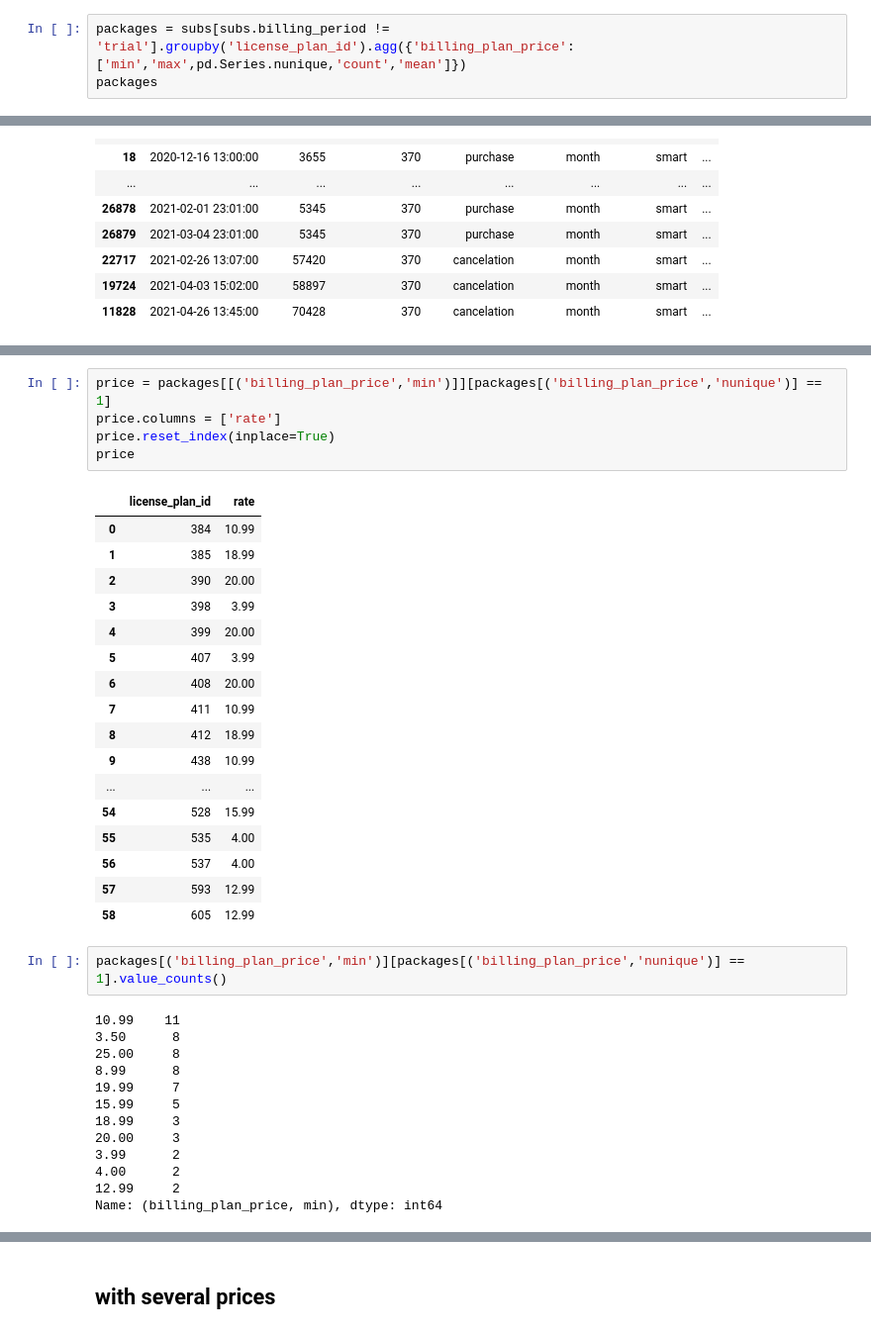
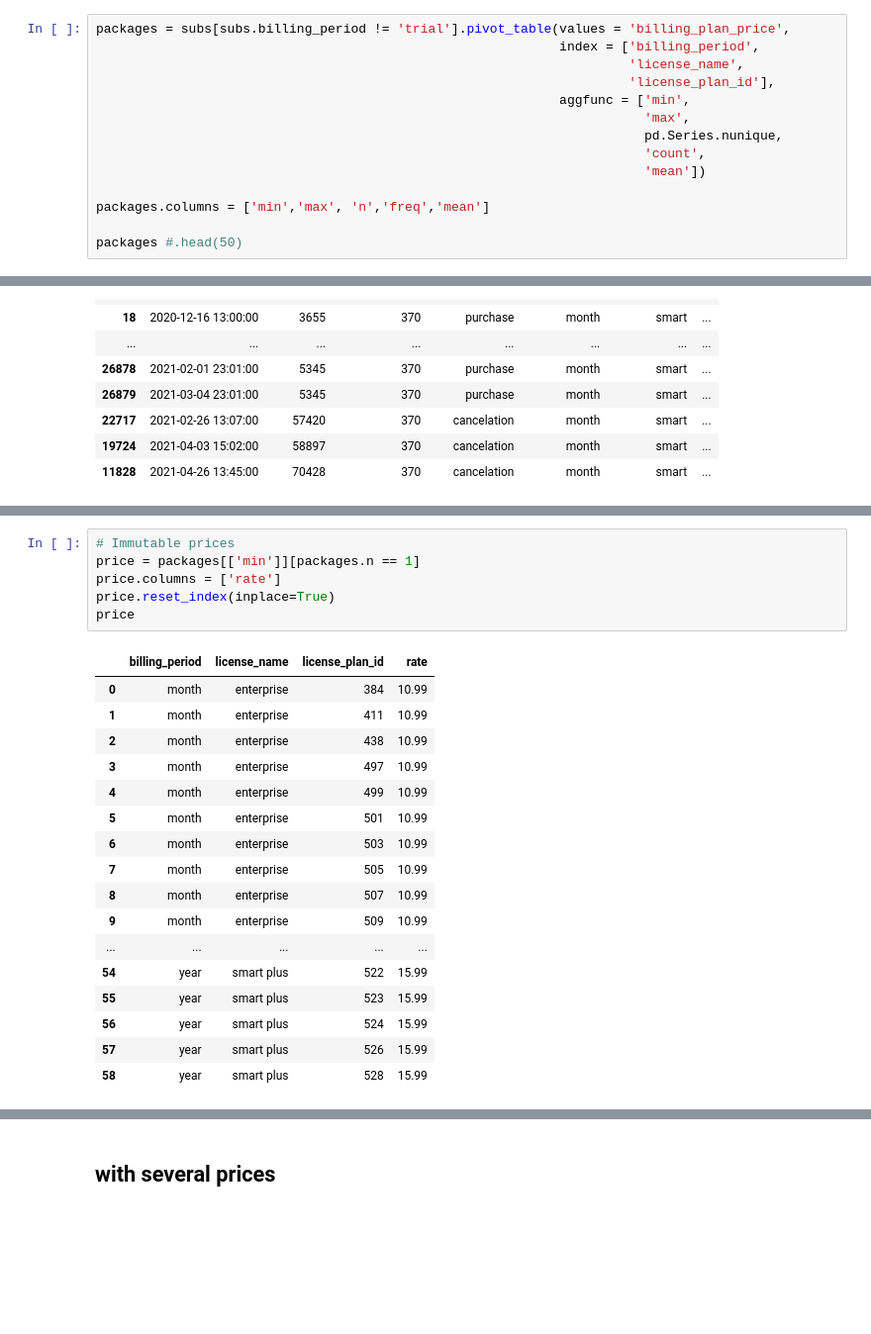
Before and after one commit to aldamepi/BI-web-subscriptions, a Jupyter notebook: testTask_data-amengual-aug22.ipynb, the cells around one changed output, grey strips where cells are left out. Shown at 99% size. Drawn from its saved outputs; the diff is of its cells as text; blank space fills up the shorter version.

```diff
--- a/testTask_data-amengual-aug22.ipynb
+++ b/testTask_data-amengual-aug22.ipynb
@@ -1884,4 +1982,15 @@ ltv
 # %%
-packages = subs[subs.billing_period != 'trial'].groupby('license_plan_id').agg({'billing_plan_price':['min','max',pd.Series.nunique,'count','mean']})
-packages
+packages = subs[subs.billing_period != 'trial'].pivot_table(values = 'billing_plan_price',
+                                                            index = ['billing_period',
+                                                                     'license_name',
+                                                                     'license_plan_id'],
+                                                            aggfunc = ['min',
+                                                                       'max',
+                                                                       pd.Series.nunique,
+                                                                       'count',
+                                                                       'mean'])
+
+packages.columns = ['min','max', 'n','freq','mean']
+
+packages #.head(50)
 # %% [output]
@@ -1971,38 +2077,24 @@ packages[packages[('billing_plan_price','nunique')] == 1]
 # %%
-price = packages[[('billing_plan_price','min')]][packages[('billing_plan_price','nunique')] == 1]
+# Immutable prices
+price = packages[['min']][packages.n == 1]
 price.columns = ['rate']
 price.reset_index(inplace=True)
 price
 # %% [output]
-|  | license_plan_id | rate |
-| 0 | 384 | 10.99 |
-| 1 | 385 | 18.99 |
-| 2 | 390 | 20.00 |
-| 3 | 398 | 3.99 |
-| 4 | 399 | 20.00 |
-| 5 | 407 | 3.99 |
-| 6 | 408 | 20.00 |
-| 7 | 411 | 10.99 |
-| 8 | 412 | 18.99 |
-| 9 | 438 | 10.99 |
-| ... | ... | ... |
-| 54 | 528 | 15.99 |
-| 55 | 535 | 4.00 |
-| 56 | 537 | 4.00 |
-| 57 | 593 | 12.99 |
-| 58 | 605 | 12.99 |
+|  | billing_period | license_name | license_plan_id | rate |
+| 0 | month | enterprise | 384 | 10.99 |
+| 1 | month | enterprise | 411 | 10.99 |
+| 2 | month | enterprise | 438 | 10.99 |
+| 3 | month | enterprise | 497 | 10.99 |
+| 4 | month | enterprise | 499 | 10.99 |
+| 5 | month | enterprise | 501 | 10.99 |
+| 6 | month | enterprise | 503 | 10.99 |
+| 7 | month | enterprise | 505 | 10.99 |
+| 8 | month | enterprise | 507 | 10.99 |
+| 9 | month | enterprise | 509 | 10.99 |
+| ... | ... | ... | ... | ... |
+| 54 | year | smart plus | 522 | 15.99 |
+| 55 | year | smart plus | 523 | 15.99 |
+| 56 | year | smart plus | 524 | 15.99 |
+| 57 | year | smart plus | 526 | 15.99 |
+| 58 | year | smart plus | 528 | 15.99 |
-# %%
-packages[('billing_plan_price','min')][packages[('billing_plan_price','nunique')] == 1].value_counts()
-# %% [output]
-10.99    11
-3.50      8
-25.00     8
-8.99      8
-19.99     7
-15.99     5
-18.99     3
-20.00     3
-3.99      2
-4.00      2
-12.99     2
-Name: (billing_plan_price, min), dtype: int64
```
Also changed, not shown: parts of 29 cells of this notebook.
